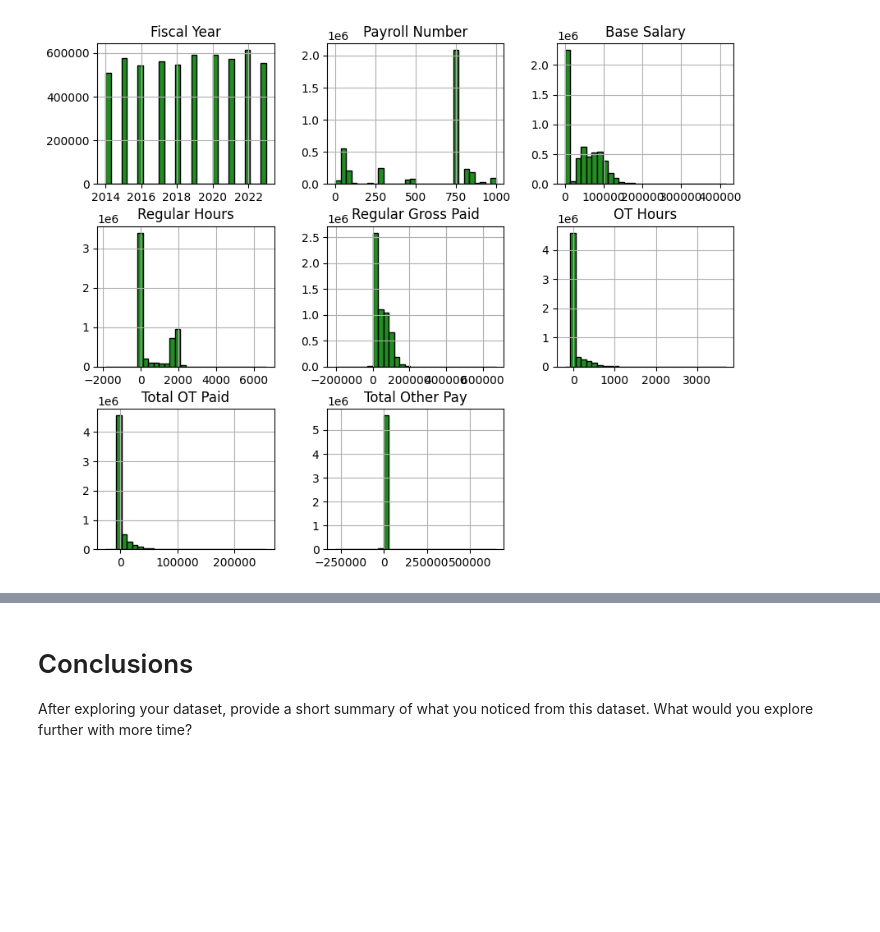
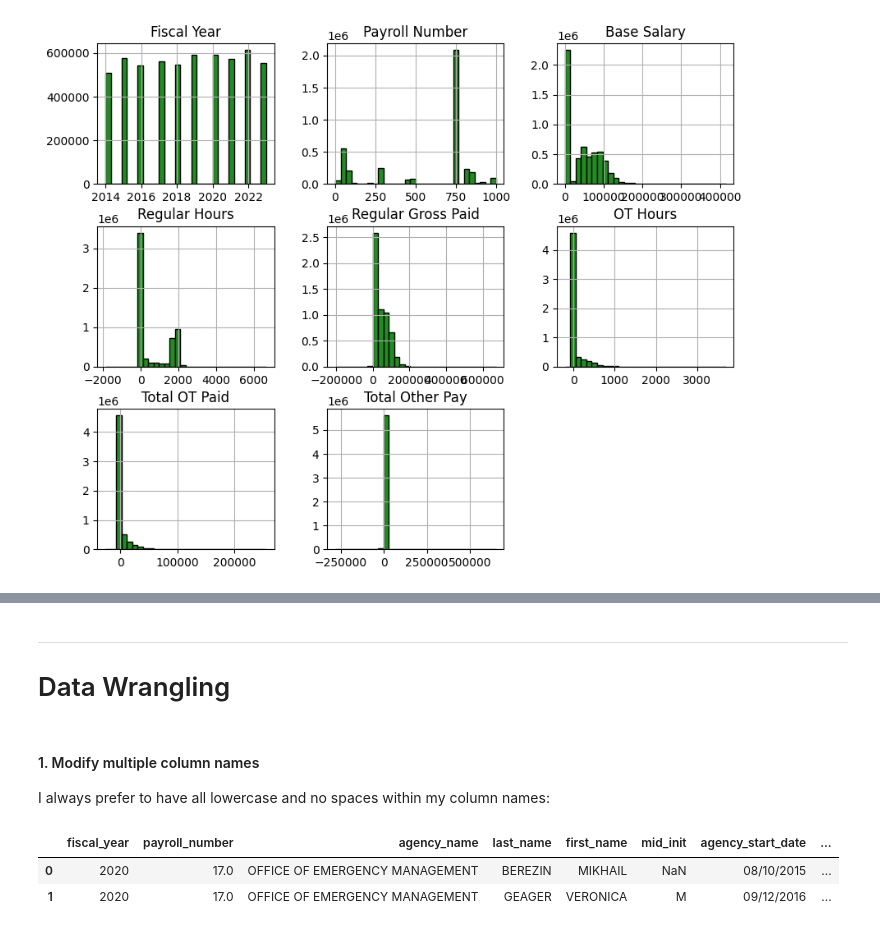
Before and after one commit to riverar9/cuny-msds, a Jupyter notebook: data602-advanced-programming-techniques/assignments/assignment-07/assignment-07-richie-rivera.ipynb, the cells around one changed output, grey strips where cells are left out. Saved outputs shown, nothing was run; the diff lists cells and outputs as text; code cells hidden in the pictures; blank space fills up the shorter version.

```diff
--- a/data602-advanced-programming-techniques/assignments/assignment-07/assignment-07-richie-rivera.ipynb
+++ b/data602-advanced-programming-techniques/assignments/assignment-07/assignment-07-richie-rivera.ipynb
@@ -174,4 +167,15 @@ Create a subset of your original data and perform the following.
-# %% [markdown]
-# Conclusions
-
-After exploring your dataset, provide a short summary of what you noticed from this dataset.  What would you explore further with more time?
+# %% [markdown]
+______________
+# Data Wrangling
+# %% [markdown]
+#### 1. Modify multiple column names
+I always prefer to have all lowercase and no spaces within my column names:
+# %%
+# Making all columns lowercase and replacing all spaces with underscores
+salary_df.columns = salary_df.columns.str.lower().str.replace(' ','_')
+
+salary_df.head(2)
+# %% [output]
+|  | fiscal_year | payroll_number | agency_name | last_name | first_name | mid_init | agency_start_date | ... |
+| 0 | 2020 | 17.0 | OFFICE OF EMERGENCY MANAGEMENT | BEREZIN | MIKHAIL | NaN | 08/10/2015 | ... |
+| 1 | 2020 | 17.0 | OFFICE OF EMERGENCY MANAGEMENT | GEAGER | VERONICA | M | 09/12/2016 | ... |
```
Also changed, not shown: parts of 40 cells of this notebook.
